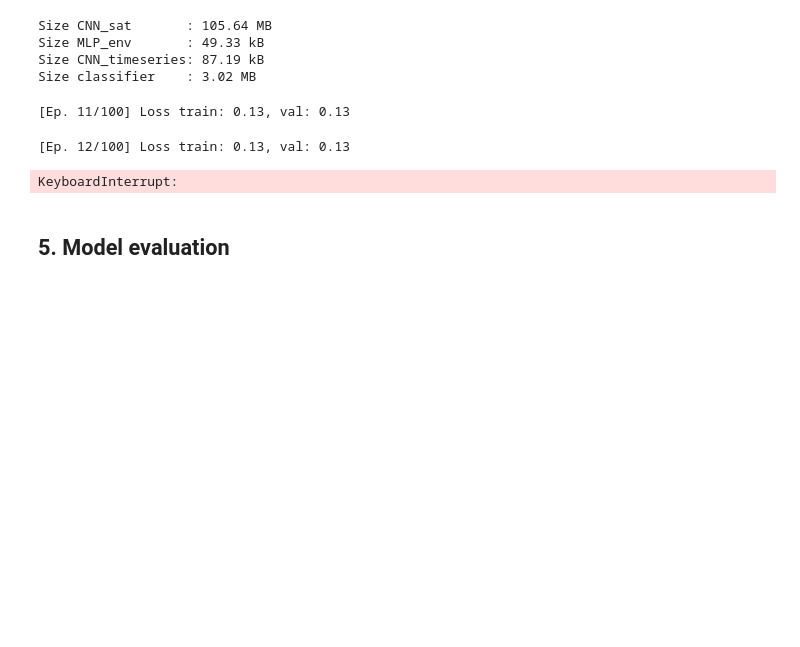
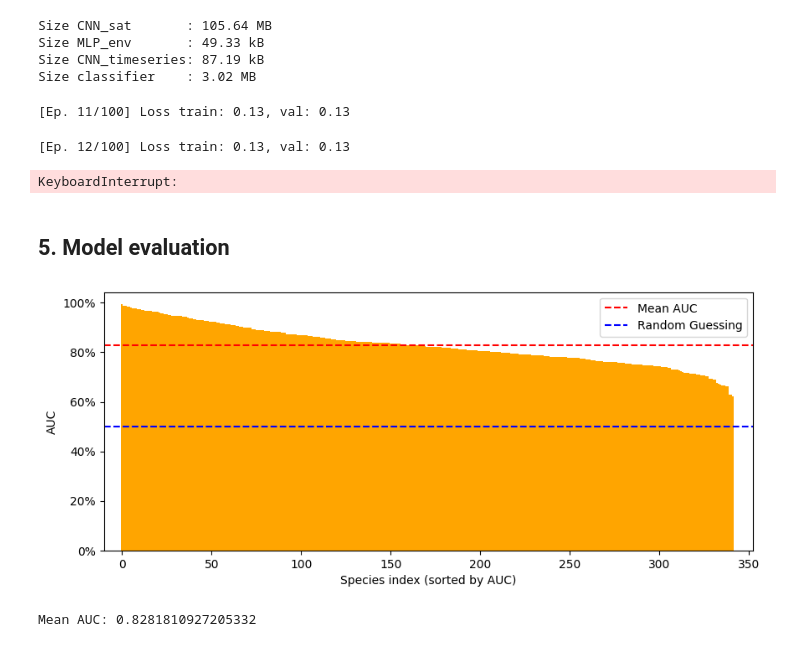
Before and after one commit to AstroAure/IPEO-Species-distribution, a Jupyter notebook: Lord_of_the_Main.ipynb, the cells around one changed output. Saved outputs shown, nothing was run; the diff lists cells and outputs as text; code cells hidden in the pictures; blank space fills up the shorter version.

Commit message:
AUC plot with trained model

```diff
--- a/Lord_of_the_Main.ipynb
+++ b/Lord_of_the_Main.ipynb
@@ -374,31 +368,45 @@ KeyboardInterrupt:
 # %% [markdown]
 ## 5. Model evaluation
 # %%
-from tqdm import tqdm
 model=multimodal_SDM()
-stateDict = torch.load(open(f'cnn_states/multimodal_SDM/50.pth', 'rb'), map_location='cpu') # to change with the good name of the path
+stateDict = torch.load(open(f'{root}/cnn_states/multimodal_SDM/100.pth', 'rb'), map_location='cpu') # to change with the good name of the path
 model.load_state_dict(stateDict)
+model.to(device)
 
 dl_test = load_dataloader(1000,'test')
 
 for idx, sample in tqdm(enumerate(dl_test)):
     with torch.no_grad():
-
       # put data onto correct device and separate target from data
       sample = {key: value.to(device) for key, value in sample.items()}
       target = sample['species_labels'].float()
       data = {key: value for key, value in sample.items() if key != 'species_labels'}
       pred_test=model(data)
-print(pred_test)
 
 #auc
 fpr=[0 for _ in range(342)]
 tpr=[0 for _ in range(342)]
 roc_auc= [0 for _ in range(342)]
 for i in range (342):
-    fpr[i], tpr[i], _ = roc_curve(target[:, i], pred_test[:, i].detach().numpy())
+    fpr[i], tpr[i], _ = roc_curve(target[:, i].cpu().numpy(), pred_test[:, i].detach().cpu().numpy())
     roc_auc[i] = auc(fpr[i], tpr[i])
-plt.bar(range(len(roc_auc)), roc_auc)
-plt.boxplot(roc_auc)
-print(roc_auc)
-print("Mean AUC:", np.mean(roc_auc))
+# %%
+from matplotlib.ticker import PercentFormatter
+
+roc_auc.sort()
+
+fig, ax = plt.subplots(figsize=(10,4))
+ax.bar(np.arange(len(roc_auc)), roc_auc[::-1], color='orange', width=1.0)
+ax.axhline(y=np.mean(roc_auc), color='red', linestyle='--', label='Mean AUC')
+ax.axhline(y=0.5, color='blue', linestyle='--', label='Random Guessing')
+ax.set_xlim(-10, len(roc_auc)+10)
+ax.yaxis.set_major_formatter(PercentFormatter(xmax=1.0))
+ax.set_xlabel("Species index (sorted by AUC)")
+ax.set_ylabel("AUC")
+ax.legend()
+plt.show()
+# ax.boxplot(roc_auc)
+print("Mean AUC:", np.mean(roc_auc))
+# %% [output]
+[figure, added]
+Mean AUC: 0.8281810927205332
```
Also changed, not shown: parts of 5 cells of this notebook.
